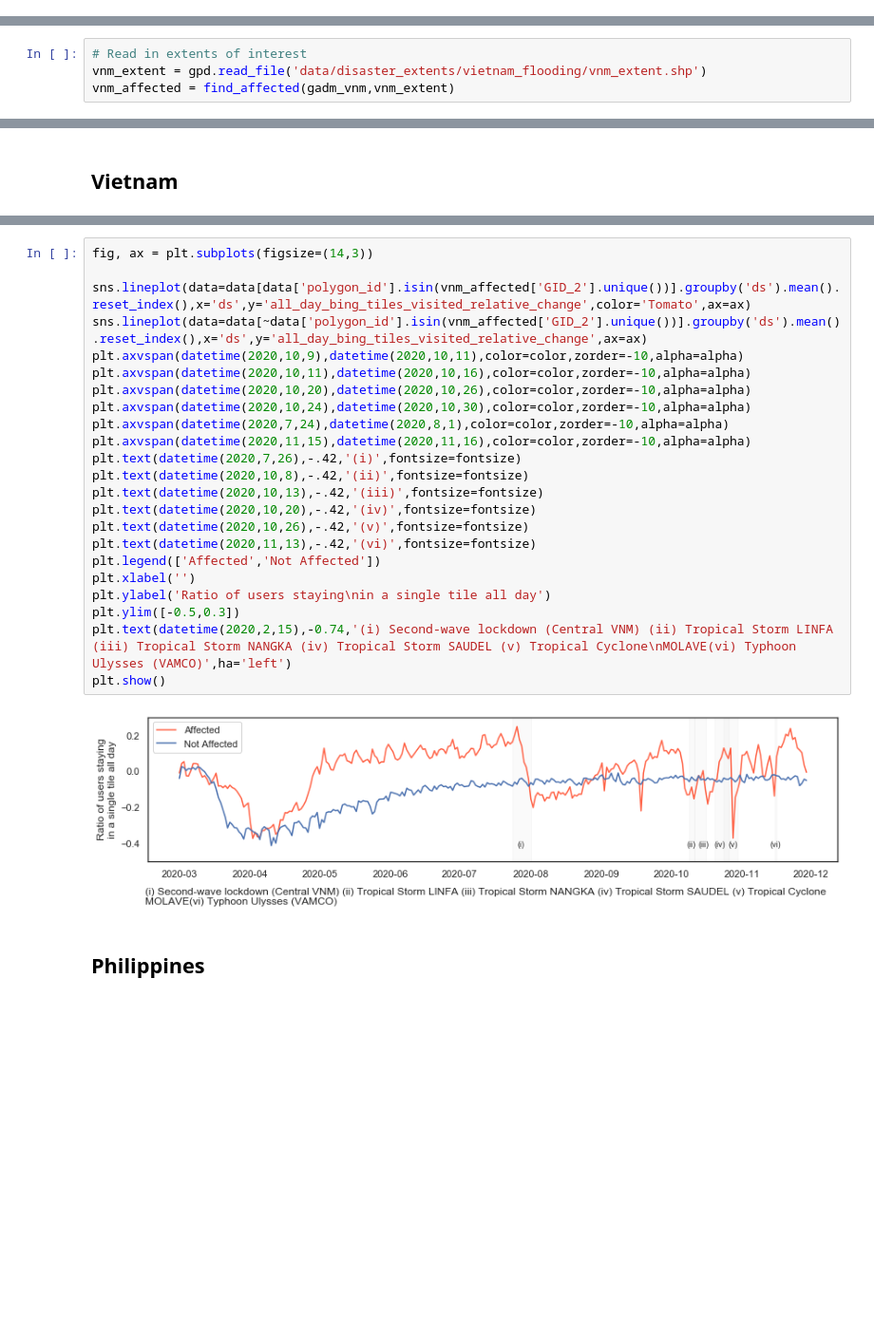
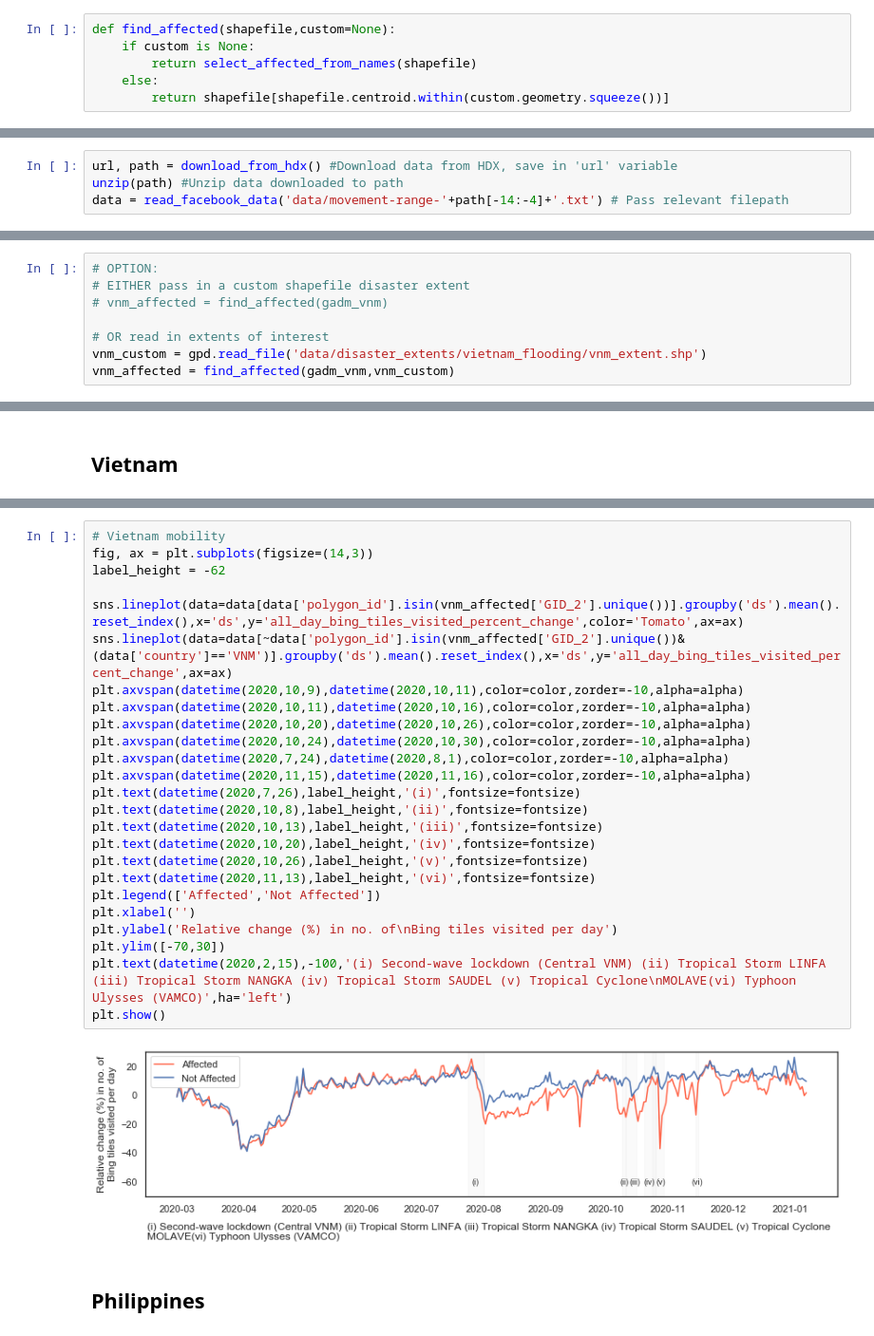
Before and after one commit to mahamfkhan/mobility_analytics_natural_disasters, a Jupyter notebook: mobility_analytics_natural_disasters.ipynb, the cells around one changed output, grey strips where cells are left out. Shown at 95% size. Saved outputs shown, nothing was run; the diff lists cells and outputs as text; blank space fills up the shorter version.

```diff
--- a/mobility_analytics_natural_disasters.ipynb
+++ b/mobility_analytics_natural_disasters.ipynb
@@ -42,0 +62,6 @@ gadm_phl = gpd.read_file('data/boundaries/philippines/gadm36_PHL_shp/gadm36_PHL_
+# %%
+def find_affected(shapefile,custom=None):
+    if custom is None:
+        return select_affected_from_names(shapefile)
+    else:
+        return shapefile[shapefile.centroid.within(custom.geometry.squeeze())]
@@ -50,0 +134,4 @@ Resource URL https://data.humdata.org/dataset/c3429f0e-651b-4788-bb2f-4adbf222c9
+# %%
+url, path = download_from_hdx() #Download data from HDX, save in 'url' variable
+unzip(path) #Unzip data downloaded to path
+data = read_facebook_data('data/movement-range-'+path[-14:-4]+'.txt') # Pass relevant filepath
@@ -51,5 +140,9 @@ Resource URL https://data.humdata.org/dataset/c3429f0e-651b-4788-bb2f-4adbf222c9
 # %%
-# Read in extents of interest
-vnm_extent = gpd.read_file('data/disaster_extents/vietnam_flooding/vnm_extent.shp')
-vnm_affected = find_affected(gadm_vnm,vnm_extent)
+# OPTION:
+# EITHER pass in a custom shapefile disaster extent
+# vnm_affected = find_affected(gadm_vnm)
+
+# OR read in extents of interest
+vnm_custom = gpd.read_file('data/disaster_extents/vietnam_flooding/vnm_extent.shp')
+vnm_affected = find_affected(gadm_vnm,vnm_custom)
 # %%
@@ -93,27 +190,29 @@ plt.show()
 # %%
+# Vietnam mobility
 fig, ax = plt.subplots(figsize=(14,3))
+label_height = -62
 
-sns.lineplot(data=data[data['polygon_id'].isin(vnm_affected['GID_2'].unique())].groupby('ds').mean().reset_index(),x='ds',y='all_day_bing_tiles_visited_relative_change',color='Tomato',ax=ax)
-sns.lineplot(data=data[~data['polygon_id'].isin(vnm_affected['GID_2'].unique())].groupby('ds').mean().reset_index(),x='ds',y='all_day_bing_tiles_visited_relative_change',ax=ax)
+sns.lineplot(data=data[data['polygon_id'].isin(vnm_affected['GID_2'].unique())].groupby('ds').mean().reset_index(),x='ds',y='all_day_bing_tiles_visited_percent_change',color='Tomato',ax=ax)
+sns.lineplot(data=data[~data['polygon_id'].isin(vnm_affected['GID_2'].unique())&(data['country']=='VNM')].groupby('ds').mean().reset_index(),x='ds',y='all_day_bing_tiles_visited_percent_change',ax=ax)
 plt.axvspan(datetime(2020,10,9),datetime(2020,10,11),color=color,zorder=-10,alpha=alpha)
 plt.axvspan(datetime(2020,10,11),datetime(2020,10,16),color=color,zorder=-10,alpha=alpha)
 plt.axvspan(datetime(2020,10,20),datetime(2020,10,26),color=color,zorder=-10,alpha=alpha)
 plt.axvspan(datetime(2020,10,24),datetime(2020,10,30),color=color,zorder=-10,alpha=alpha)
 plt.axvspan(datetime(2020,7,24),datetime(2020,8,1),color=color,zorder=-10,alpha=alpha)
 plt.axvspan(datetime(2020,11,15),datetime(2020,11,16),color=color,zorder=-10,alpha=alpha)
-plt.text(datetime(2020,7,26),-.42,'(i)',fontsize=fontsize)
-plt.text(datetime(2020,10,8),-.42,'(ii)',fontsize=fontsize)
-plt.text(datetime(2020,10,13),-.42,'(iii)',fontsize=fontsize)
-plt.text(datetime(2020,10,20),-.42,'(iv)',fontsize=fontsize)
-plt.text(datetime(2020,10,26),-.42,'(v)',fontsize=fontsize)
-plt.text(datetime(2020,11,13),-.42,'(vi)',fontsize=fontsize)
+plt.text(datetime(2020,7,26),label_height,'(i)',fontsize=fontsize)
+plt.text(datetime(2020,10,8),label_height,'(ii)',fontsize=fontsize)
+plt.text(datetime(2020,10,13),label_height,'(iii)',fontsize=fontsize)
+plt.text(datetime(2020,10,20),label_height,'(iv)',fontsize=fontsize)
+plt.text(datetime(2020,10,26),label_height,'(v)',fontsize=fontsize)
+plt.text(datetime(2020,11,13),label_height,'(vi)',fontsize=fontsize)
 plt.legend(['Affected','Not Affected'])
 plt.xlabel('')
-plt.ylabel('Ratio of users staying\nin a single tile all day')
-plt.ylim([-0.5,0.3])
-plt.text(datetime(2020,2,15),-0.74,'(i) Second-wave lockdown (Central VNM) (ii) Tropical Storm LINFA (iii) Tropical Storm NANGKA (iv) Tropical Storm SAUDEL (v) Tropical Cyclone\nMOLAVE(vi) Typhoon Ulysses (VAMCO)',ha='left')
+plt.ylabel('Relative change (%) in no. of\nBing tiles visited per day')
+plt.ylim([-70,30])
+plt.text(datetime(2020,2,15),-100,'(i) Second-wave lockdown (Central VNM) (ii) Tropical Storm LINFA (iii) Tropical Storm NANGKA (iv) Tropical Storm SAUDEL (v) Tropical Cyclone\nMOLAVE(vi) Typhoon Ulysses (VAMCO)',ha='left')
 plt.show()
 # %% [output]
-[figure, old version]
+[figure, new version]
 # %% [markdown]
 ## Philippines
```
Also changed, not shown: parts of 21 cells of this notebook, 2 other files.
